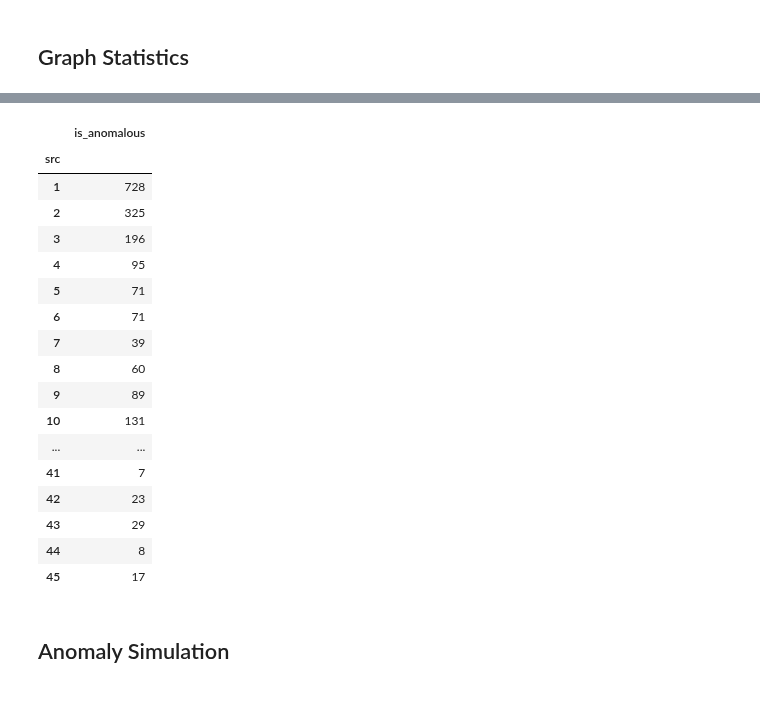
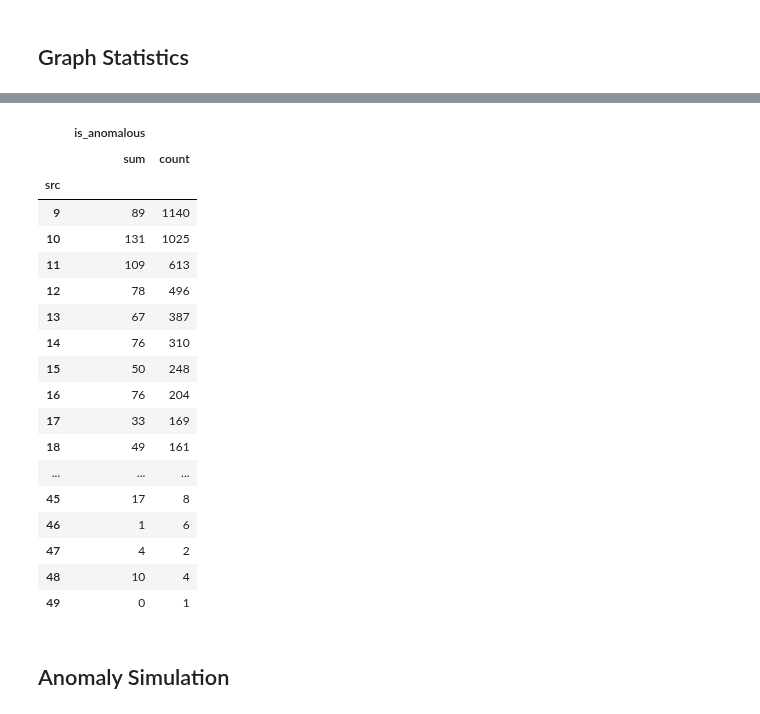
Before and after one commit to domvwt/msc-thesis, a Jupyter notebook: notebooks/18-graph-visualisation.ipynb, the cells around one changed output, grey strips where cells are left out. Cells and saved outputs as stored; diff of their text form; code cells hidden in the pictures.

```diff
--- a/notebooks/18-graph-visualisation.ipynb
+++ b/notebooks/18-graph-visualisation.ipynb
@@ -45,6 +45,6 @@ conf_dict = yaml.safe_load(Path("config/conf.yaml").read_text())
 # %%
 edges_pre_df = pd.read_parquet(conf_dict["edges"])
 # %%
-edges_post_df = pd.read_parquet(conf_dict["edges_features"])
+edges_post_df = pd.read_parquet(conf_dict["edges_anomalies"])
 # %% [markdown]
 ## Graph Statistics
@@ -63,12 +69,12 @@ component_sizes_pre["src"].plot.hist(bins=20, label="Normal")
 # %%
 graph_post = nx.from_pandas_edgelist(edges_post_df, "src", "dst")
 # %%
-# Get connected components
-components_post = list(nx.connected_components(graph_post))
-# Assign components to edges
-edges_post_df["component"] = edges_post_df["src"].apply(
-    lambda x: [i for i, c in enumerate(components_post) if x in c][0]
-)
+# # Get connected components
+# components_post = list(nx.connected_components(graph_post))
+# # Assign components to edges
+# edges_post_df["component"] = edges_post_df["src"].apply(
+#     lambda x: [i for i, c in enumerate(components_post) if x in c][0]
+# )
 # %%
 # Get component sizes
 component_sizes_post = edges_post_df.groupby("component").agg({
@@ -101,0 +91,14 @@ component_sizes_post
+# %%
+# Get component sizes
+component_sizes_post = edges_post_df.groupby(["component"]).agg({
+    "is_anomalous": "sum",
+    "src": "count"
+})
+component_sizes_post["has_anomaly"] = component_sizes_post["is_anomalous"] > 0
+# Select 99% of components
+component_sizes_post = component_sizes_post.sort_values("src", ascending=True)
+component_sizes_post = component_sizes_post.iloc[:int(len(component_sizes_post) * 0.99)]
+anomaly_dist = component_sizes_post.groupby(["src", "has_anomaly"]).count().unstack()
+# normalise
+anomaly_dist = anomaly_dist / anomaly_dist.sum()
+anomaly_dist.plot.hist(bins=20, alpha=0.5, label="Normal")
@@ -137,27 +164,26 @@ src
 dtype: int64
 # %%
-component_sizes_post.groupby("src").agg({
-    "is_anomalous": "sum"
-})
+component_sizes_post.groupby("src").agg(["sum", "count"])
 # %% [output]
-|  | is_anomalous |
-| src |  |
-| 1 | 728 |
-| 2 | 325 |
-| 3 | 196 |
-| 4 | 95 |
-| 5 | 71 |
-| 6 | 71 |
-| 7 | 39 |
-| 8 | 60 |
-| 9 | 89 |
-| 10 | 131 |
-| ... | ... |
-| 41 | 7 |
-| 42 | 23 |
-| 43 | 29 |
-| 44 | 8 |
-| 45 | 17 |
+|  | is_anomalous |  |
+|  | sum | count |
+| src |  |  |
+| 9 | 89 | 1140 |
+| 10 | 131 | 1025 |
+| 11 | 109 | 613 |
+| 12 | 78 | 496 |
+| 13 | 67 | 387 |
+| 14 | 76 | 310 |
+| 15 | 50 | 248 |
+| 16 | 76 | 204 |
+| 17 | 33 | 169 |
+| 18 | 49 | 161 |
+| ... | ... | ... |
+| 45 | 17 | 8 |
+| 46 | 1 | 6 |
+| 47 | 4 | 2 |
+| 48 | 10 | 4 |
+| 49 | 0 | 1 |
 # %% [markdown]
 ## Anomaly Simulation
 # %%
```
Also changed, not shown: parts of 11 cells of this notebook, 4 other files.
